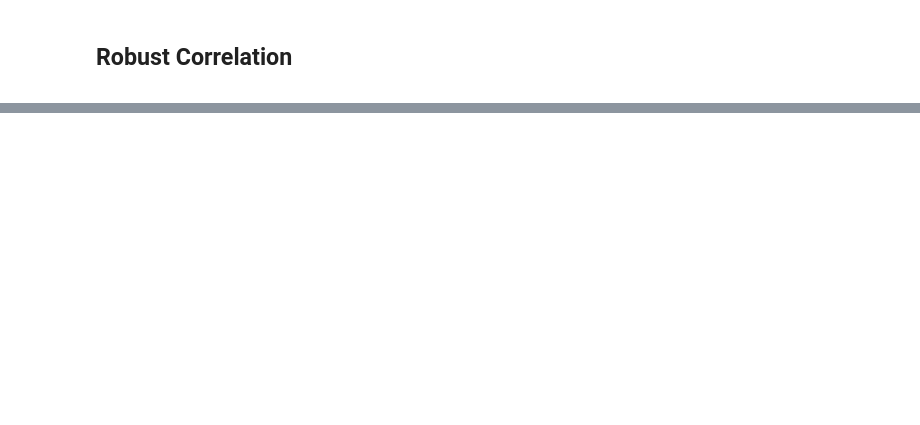
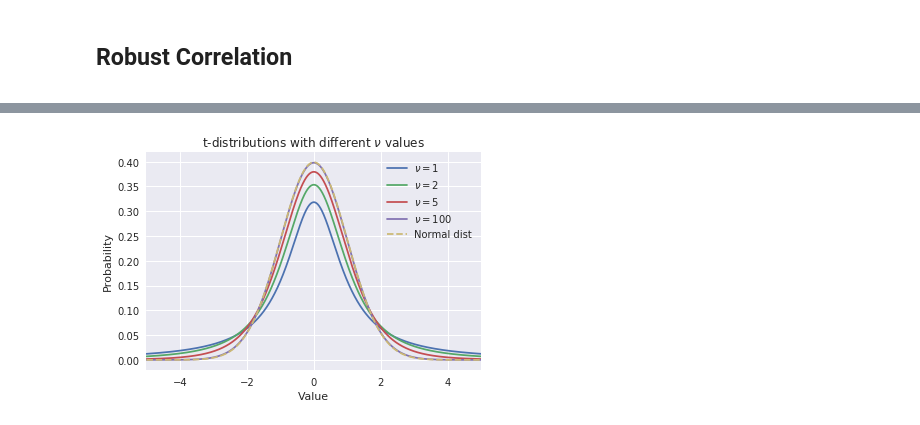
Before and after one commit to brendanhasz/bayesian-correlation, a Jupyter notebook: MultilevelBayesianCorrelations.ipynb, the cells around one changed output, grey strips where cells are left out. Cells and saved outputs as stored; diff of their text form; code cells hidden in the pictures; blank space fills up the shorter version.

```diff
--- a/MultilevelBayesianCorrelations.ipynb
+++ b/MultilevelBayesianCorrelations.ipynb
@@ -650,0 +682,18 @@ model {
+# %%
+# Plot t-distributions with different degrees of freedom
+from scipy.stats import norm, t
+x = np.arange(-5, 5, 0.001)
+plt.figure()
+for iNu in [1, 2, 5, 100]:
+    p_tdist1 = t.pdf(x,iNu,0,1)
+    plt.plot(x, p_tdist1, label=r'$\nu='+str(iNu)+r'$')
+p_normal = norm.pdf(x,0,1)
+nd = plt.plot(x, p_normal, '--', label='Normal dist')
+plt.xlim((-5, 5))
+plt.xlabel('Value')
+plt.ylabel('Probability')
+plt.title(r't-distributions with different $\nu$ values')
+plt.legend()
+plt.show()
+# %% [output]
+[figure, added]
```
Also changed, not shown: parts of 53 cells of this notebook.
